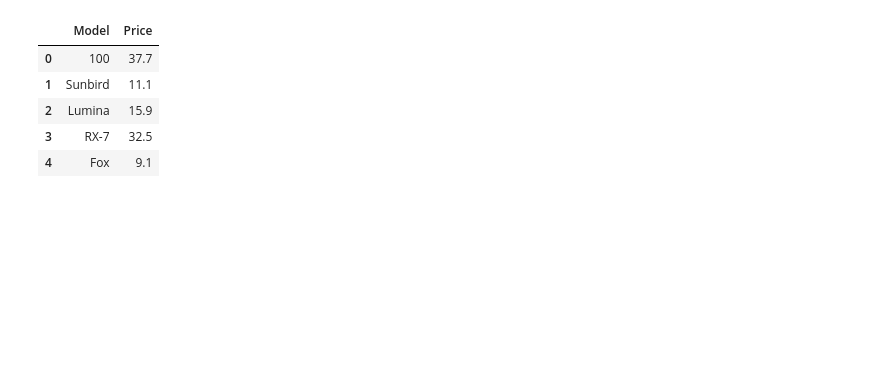
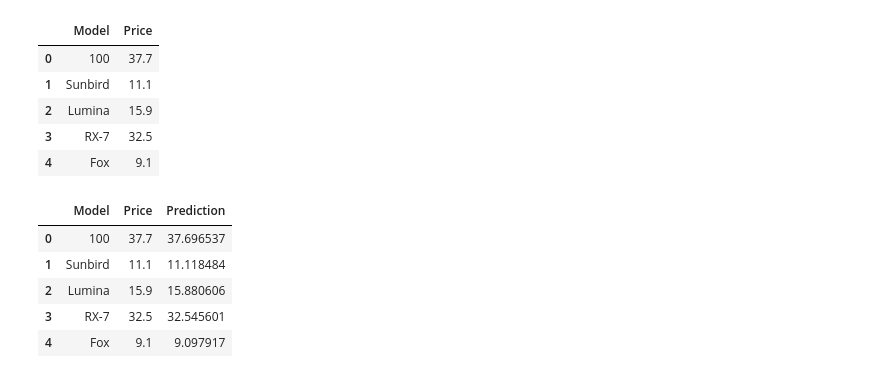
Before and after one commit to dnyaneshs1/Car-Price-Prediction, a Jupyter notebook: Project.ipynb, the cells around one changed output. Drawn from its saved outputs; the diff is of its cells as text; code cells hidden in the pictures; blank space fills up the shorter version.

```diff
--- a/Project.ipynb
+++ b/Project.ipynb
@@ -164,17 +164,21 @@ df2
 5 rows × 27 columns
 # %%
 def Prediction(path,pipe,fs,model):
-
+     #reading csv filr
     data=pd.read_csv(path)
     x=data.drop(['Price'],axis=1)
     y=data['Price']
 
+    # Preprocessing by using pre built pipeline
     x1=pd.DataFrame(pipe.transform(x),columns=pipe.get_feature_names_out())
 
-    df=pd.DataFrame(fs.transform(x1,y),columns=fs.get_feature_names_out())
+    # Feature selection
+    df=pd.DataFrame(fs.transform(x1),columns=fs.get_feature_names_out())
 
-    pred=model.predict(x1)
+    # Prediction
+    pred=model.predict(df)
 
     return pred
 # %%
-#Prediction('data/sample.csv',preprocessor,sfs,linear_reg)
+pred=Prediction('data/sample.csv',preprocessor,sfs,linear_reg)
+pred
@@ -188,5 +194,16 @@ result
 | 2 | Lumina | 15.9 |
 | 3 | RX-7 | 32.5 |
 | 4 | Fox | 9.1 |
+# %%
+result['Prediction']=pred
+# %%
+result
+# %% [output]
+|  | Model | Price | Prediction |
+| 0 | 100 | 37.7 | 37.696537 |
+| 1 | Sunbird | 11.1 | 11.118484 |
+| 2 | Lumina | 15.9 | 15.880606 |
+| 3 | RX-7 | 32.5 | 32.545601 |
+| 4 | Fox | 9.1 | 9.097917 |
 # %%
 result.to_csv('Prediction.csv',index=False)
```
Also changed, not shown: parts of 1 cell of this notebook, 1 other file.
